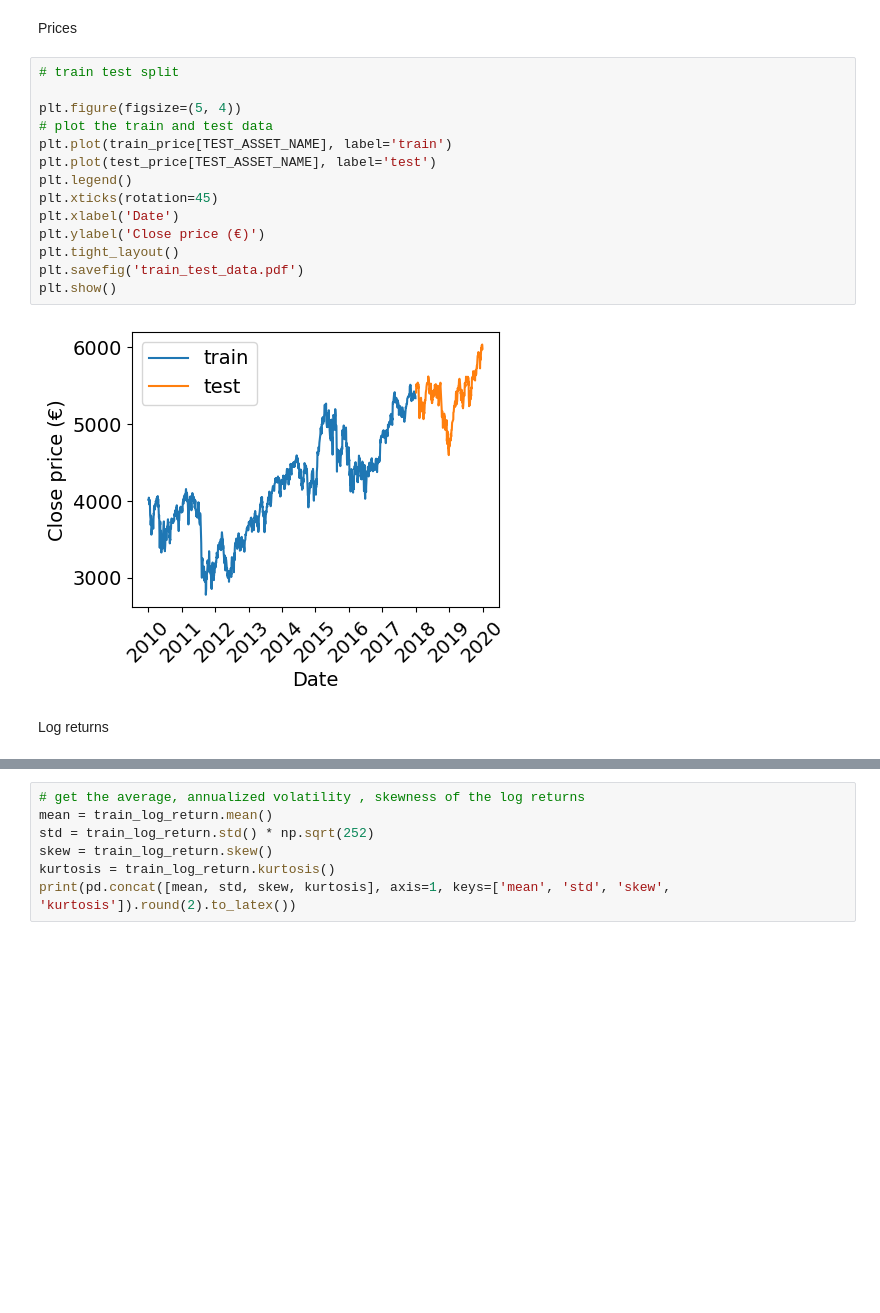
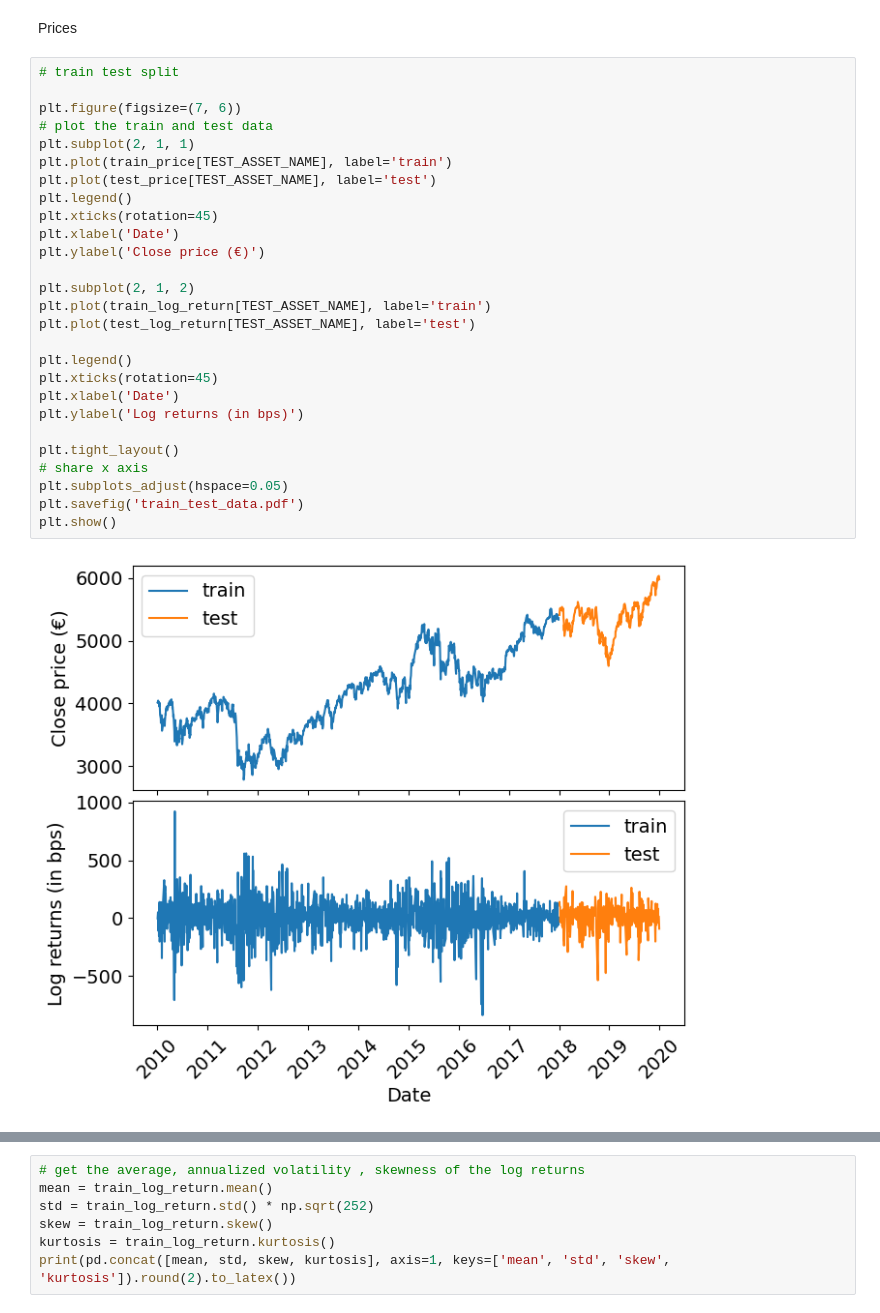
Before and after one commit to SullivanCastro/TimeSeriesProject, a Jupyter notebook: experiments.ipynb, the cells around one changed output, grey strips where cells are left out. Cells and saved outputs as stored; diff of their text form; blank space fills up the shorter version.

```diff
--- a/experiments.ipynb
+++ b/experiments.ipynb
@@ -63,18 +63,29 @@ Prices
 # %%
 # train test split
 
-plt.figure(figsize=(5, 4))
+plt.figure(figsize=(7, 6))
 # plot the train and test data
+plt.subplot(2, 1, 1)
 plt.plot(train_price[TEST_ASSET_NAME], label='train')
 plt.plot(test_price[TEST_ASSET_NAME], label='test')
 plt.legend()
 plt.xticks(rotation=45)
 plt.xlabel('Date')
 plt.ylabel('Close price (€)')
+
+plt.subplot(2, 1, 2)
+plt.plot(train_log_return[TEST_ASSET_NAME], label='train')
+plt.plot(test_log_return[TEST_ASSET_NAME], label='test')
+
+plt.legend()
+plt.xticks(rotation=45)
+plt.xlabel('Date')
+plt.ylabel('Log returns (in bps)')
+
 plt.tight_layout()
+# share x axis
+plt.subplots_adjust(hspace=0.05)
 plt.savefig('train_test_data.pdf')
 plt.show()
 # %% [output]
-[figure, old version]
+[figure, new version]
-# %% [markdown]
-Log returns
```
Also changed, not shown: parts of 13 cells of this notebook.
